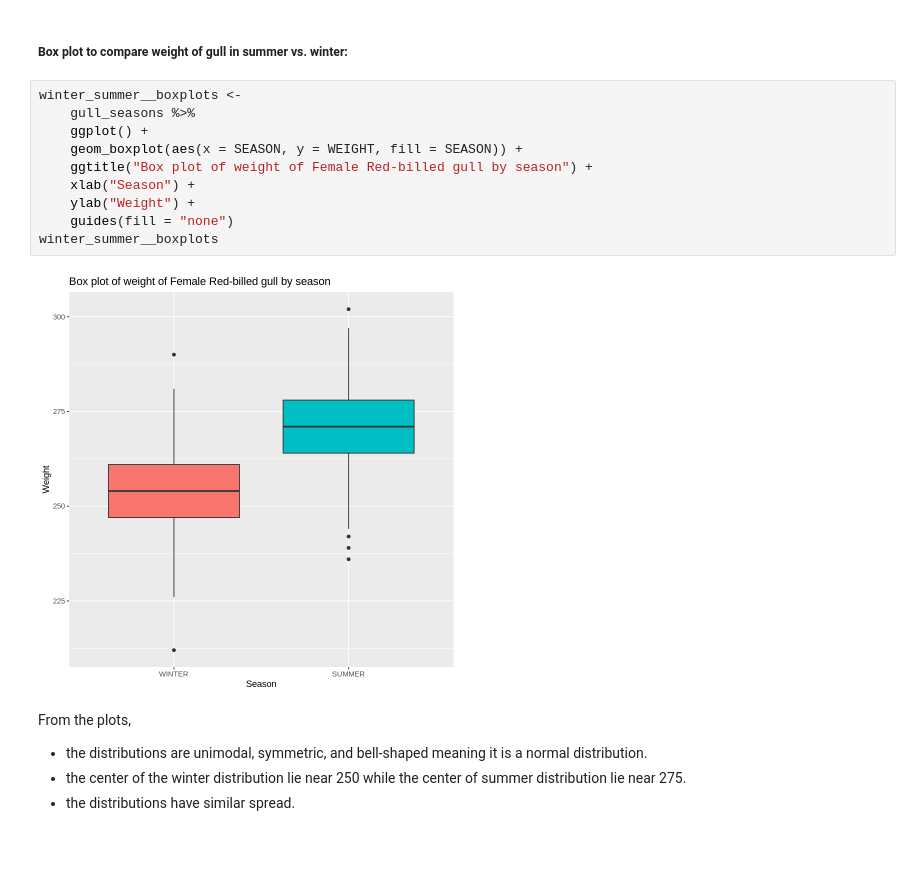
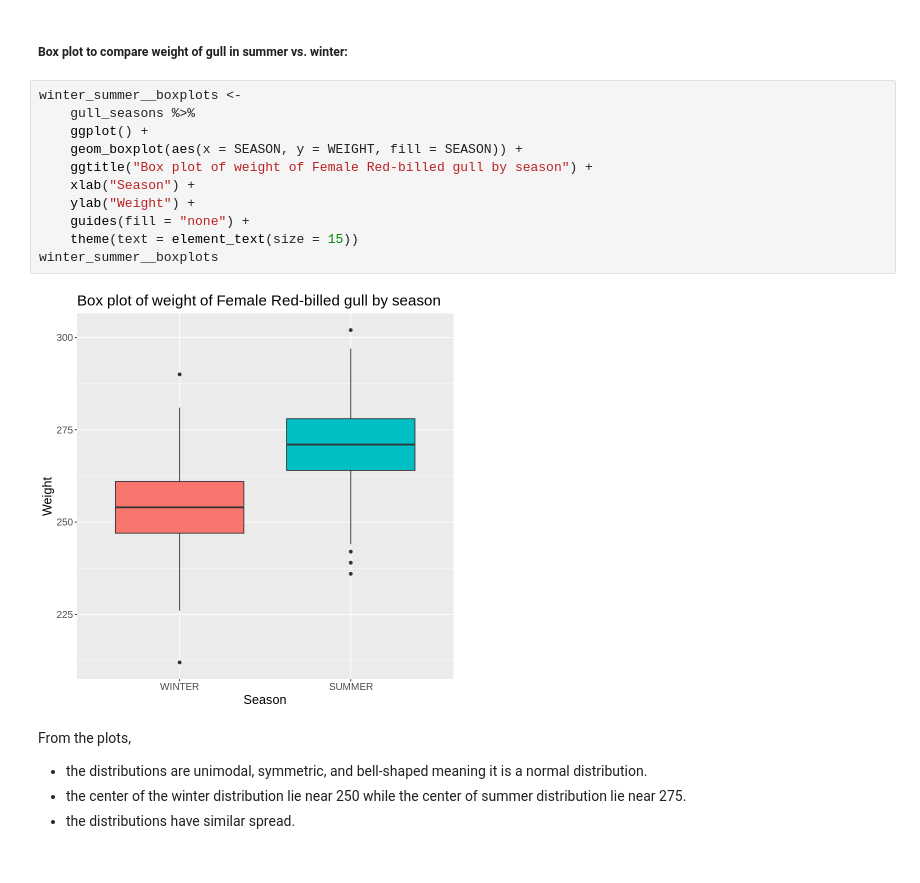
Before and after one commit to maggie63/stat-201-group-4, a Jupyter notebook: proposal .v2.ipynb, the cells around one changed output. Saved outputs shown, nothing was run; the diff lists cells and outputs as text.

```diff
--- a/proposal .v2.ipynb
+++ b/proposal .v2.ipynb
@@ -109,15 +120,16 @@ gull_pop_dist
 # %%
 winter_summer__boxplots <-
     gull_seasons %>%
     ggplot() +
     geom_boxplot(aes(x = SEASON, y = WEIGHT, fill = SEASON)) +
     ggtitle("Box plot of weight of Female Red-billed gull by season") +
     xlab("Season") +
     ylab("Weight") +
-    guides(fill = "none")
+    guides(fill = "none") +
+    theme(text = element_text(size = 15))
 winter_summer__boxplots
 # %% [output]
-[figure, old version]
+[figure, new version]
 # %% [markdown]
 From the plots,
 - the distributions are unimodal, symmetric, and bell-shaped meaning it is a normal distribution.
```
Also changed, not shown: parts of 1 cell of this notebook.
